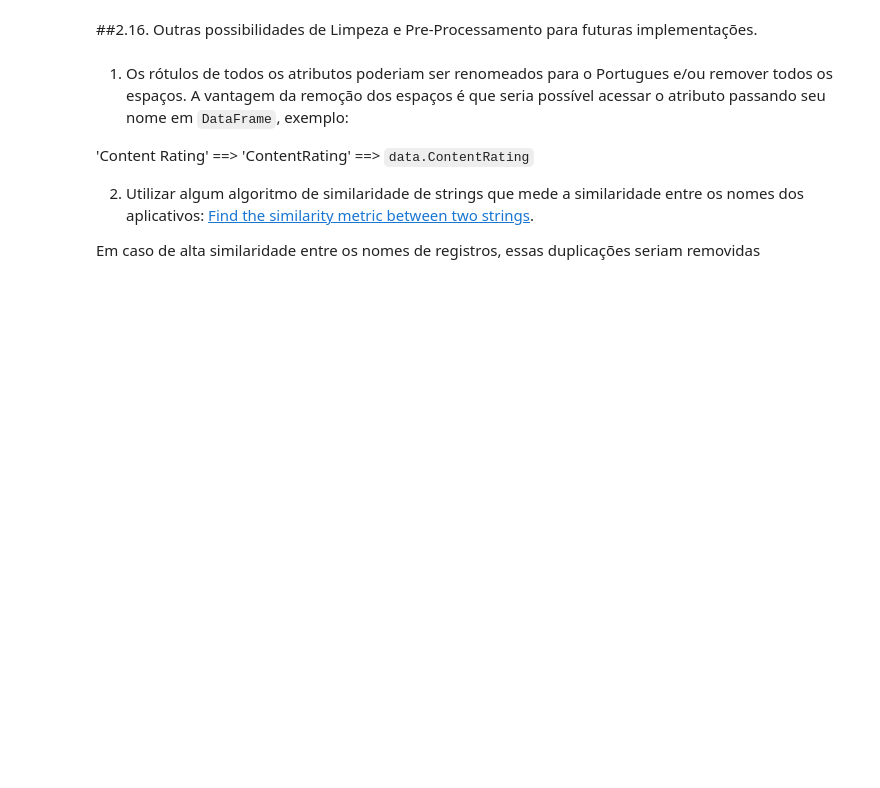
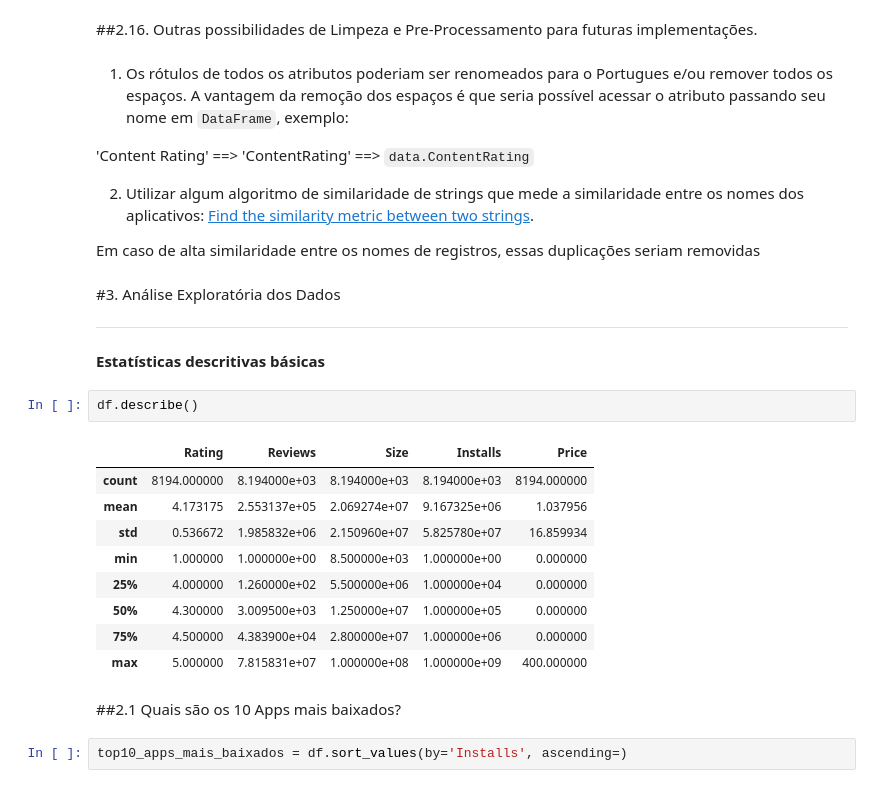
Before and after one commit to edmgjr/portifolio, a Jupyter notebook: Limpesa_e_preprocessamento_de_dados_googleplaystore.ipynb, the cells around one changed output. Cells and saved outputs as stored; diff of their text form; blank space fills up the shorter version.

```diff
--- a/Limpesa_e_preprocessamento_de_dados_googleplaystore.ipynb
+++ b/Limpesa_e_preprocessamento_de_dados_googleplaystore.ipynb
@@ -1048,3 +1049,25 @@ memory usage: 832.3+ KB
 2.   Utilizar algum algoritmo de similaridade de strings que mede a similaridade entre os nomes dos aplicativos: [Find the similarity metric between two strings](https://stackoverflow.com/questions/17388213/find-the-similarity-metric-between-two-strings).
 
   Em caso de alta similaridade entre os nomes de registros, essas duplicações seriam removidas
+# %% [markdown]
+#3. Análise Exploratória dos Dados
+
+---
+# %% [markdown]
+**Estatísticas descritivas básicas**
+# %%
+df.describe()
+# %% [output]
+|  | Rating | Reviews | Size | Installs | Price |
+| count | 8194.000000 | 8.194000e+03 | 8.194000e+03 | 8.194000e+03 | 8194.000000 |
+| mean | 4.173175 | 2.553137e+05 | 2.069274e+07 | 9.167325e+06 | 1.037956 |
+| std | 0.536672 | 1.985832e+06 | 2.150960e+07 | 5.825780e+07 | 16.859934 |
+| min | 1.000000 | 1.000000e+00 | 8.500000e+03 | 1.000000e+00 | 0.000000 |
+| 25% | 4.000000 | 1.260000e+02 | 5.500000e+06 | 1.000000e+04 | 0.000000 |
+| 50% | 4.300000 | 3.009500e+03 | 1.250000e+07 | 1.000000e+05 | 0.000000 |
+| 75% | 4.500000 | 4.383900e+04 | 2.800000e+07 | 1.000000e+06 | 0.000000 |
+| max | 5.000000 | 7.815831e+07 | 1.000000e+08 | 1.000000e+09 | 400.000000 |
+# %% [markdown]
+##2.1 Quais são os 10 Apps mais baixados?
+# %%
+top10_apps_mais_baixados = df.sort_values(by='Installs', ascending=)
```
Also changed, not shown: parts of 2 cells of this notebook.
